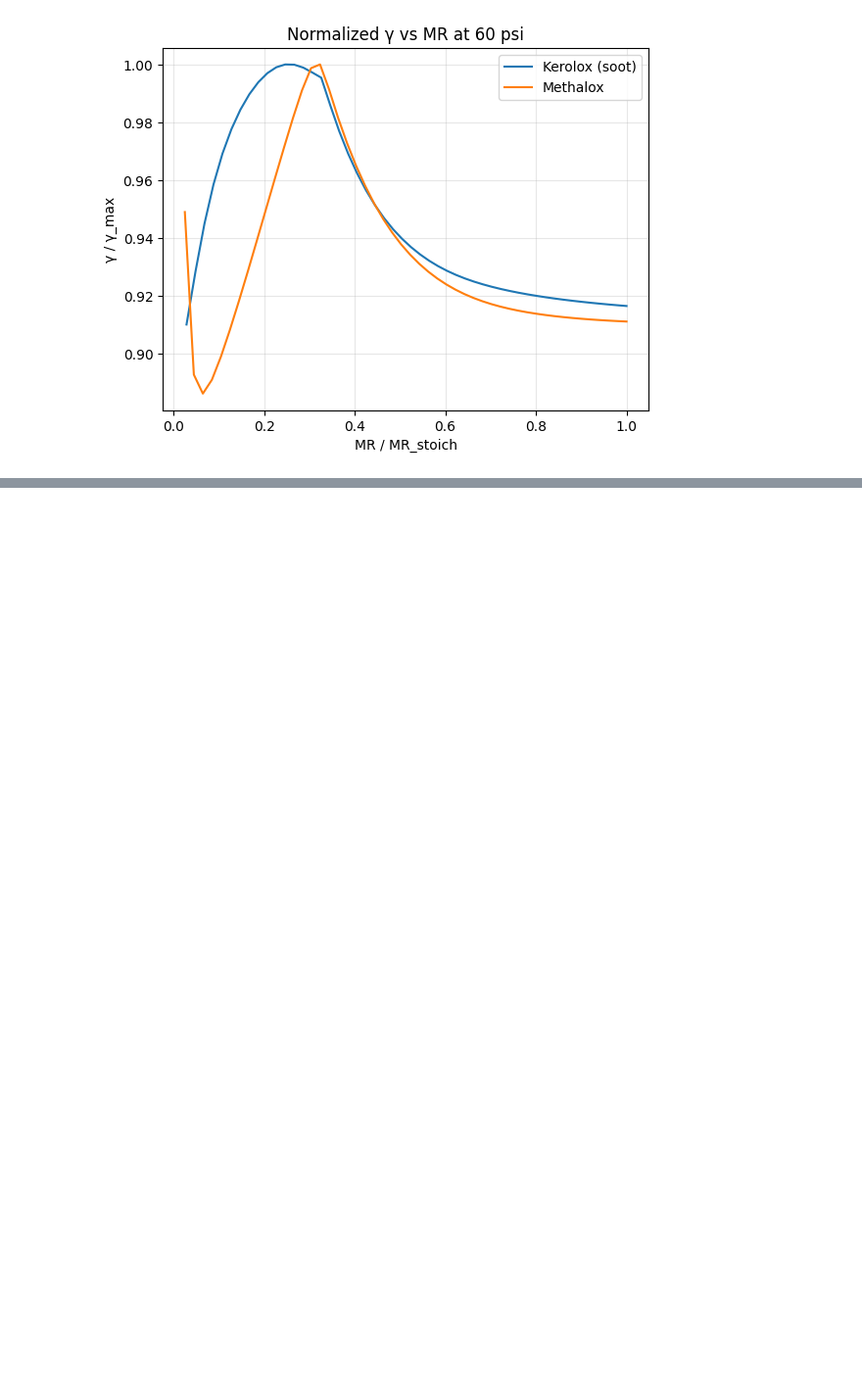
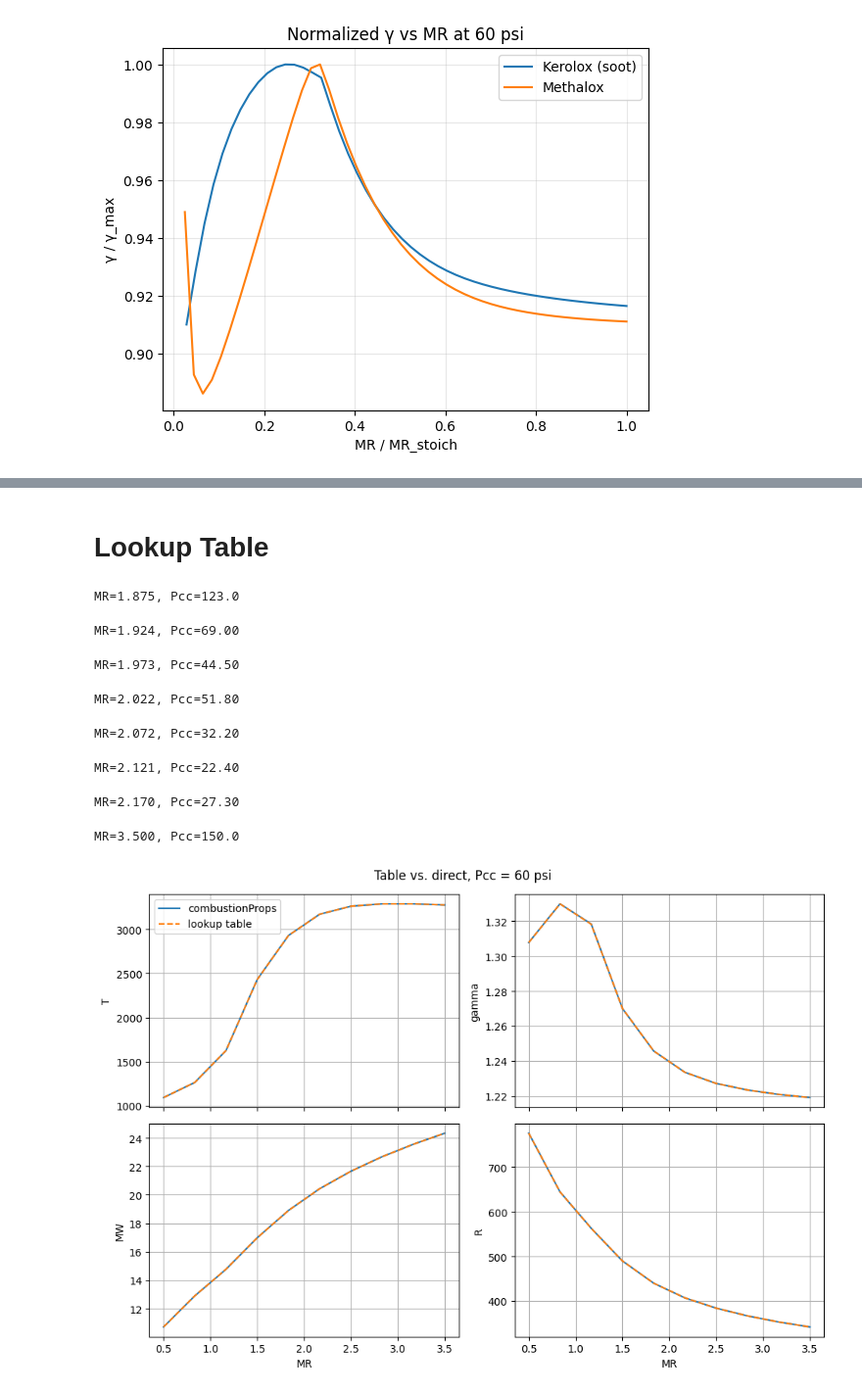
Before and after one commit to gt-space/Turbomachinery, a Jupyter notebook: Turbopump/Gas Generator/canteraPropertiesTester.ipynb, the cells around one changed output, grey strips where cells are left out. Shown at 98% size. Cells and saved outputs as stored; diff of their text form; code cells hidden in the pictures; blank space fills up the shorter version.

Commit message:
Added combustion properties

```diff
--- a/Turbopump/Gas Generator/canteraPropertiesTester.ipynb
+++ b/Turbopump/Gas Generator/canteraPropertiesTester.ipynb
@@ -213,0 +265,43 @@ plt.show()
+# %% [markdown]
+# Lookup Table
+# %%
+# 1) Build the table
+MR_grid = np.linspace(.2, 3.5, 68)
+Pcc_grid = np.linspace(15, 150, 56)
+build_combustion_table(MR_grid, Pcc_grid, gas=GAS, filename="combProps.npz", soot=True)
+
+# 2) Compare table vs. direct calls along MR at an off-grid pressure
+Pcc_test = 60
+MR_test = np.linspace(.5, 3.5, 10)
+
+
+
+direct = [combustionProps(MR=mr, Pcc=Pcc_test, gas=GAS, soot=True, graphite=GRAPHITE) for mr in MR_test]
+table = [lookup_combustion_props(MR=mr, Pcc=Pcc_test, filename="combProps.npz") for mr in MR_test]
+
+# 3) Plot
+props = ["T", "gamma", "MW", "R"]
+fig, axes = plt.subplots(2, 2, figsize=(10, 7), sharex=True)
+for ax, p in zip(axes.flat, props):
+    d = np.array([getattr(r, p) for r in direct])
+    t = np.array([getattr(r, p) for r in table])
+    ax.plot(MR_test, d, label="combustionProps")
+    ax.plot(MR_test, t, "--", label="lookup table")
+    ax.set_ylabel(p)
+    ax.grid(True)
+for ax in axes[1]:
+    ax.set_xlabel("MR")
+axes[0, 0].legend()
+fig.suptitle(f"Table vs. direct, Pcc = {Pcc_test:g} psi")
+plt.tight_layout()
+plt.show()
+# %% [output]
+MR=1.875, Pcc=123.0
+MR=1.924, Pcc=69.00
+MR=1.973, Pcc=44.50
+MR=2.022, Pcc=51.80
+MR=2.072, Pcc=32.20
+MR=2.121, Pcc=22.40
+MR=2.170, Pcc=27.30
+MR=3.500, Pcc=150.0
+[figure, added]
```
Also changed, not shown: parts of 6 cells of this notebook, 2 other files.
